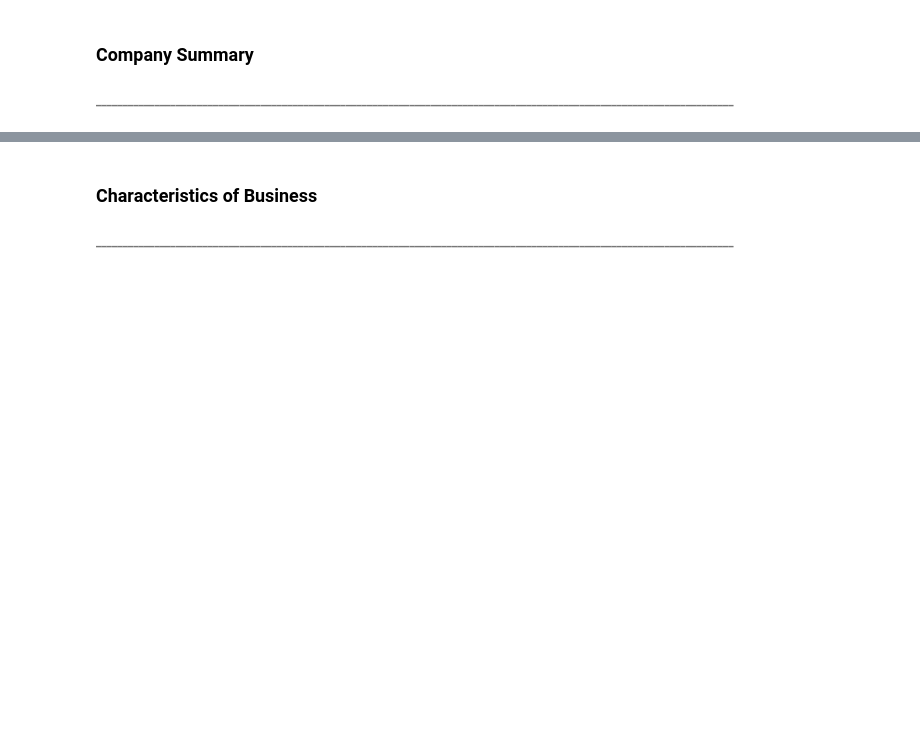
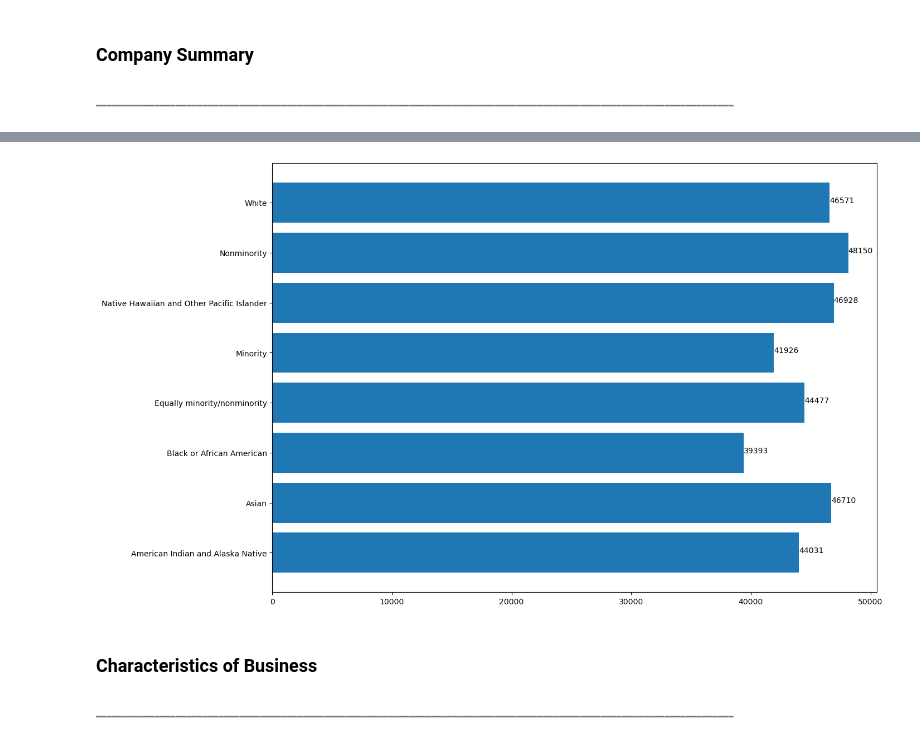
Before and after one commit to FinnMcSweeney/asmt-08-group1, a Jupyter notebook: asmt-08.ipynb, the cells around one changed output, grey strips where cells are left out. Cells and saved outputs as stored; diff of their text form; code cells hidden in the pictures; blank space fills up the shorter version.

```diff
--- a/asmt-08.ipynb
+++ b/asmt-08.ipynb
@@ -40,0 +97,5 @@ companysummary.reset_index(inplace = True, drop = True)
+# %%
+# Creating two new DataFrames without null values for the PAYANN and EMP columns
+
+all_payann = filtered_df[filtered_df["PAYANN"] != 0]
+race = all_payann[all_payann["EMP"] != 0]
@@ -41,3 +112,38 @@ companysummary.reset_index(inplace = True, drop = True)
+# %%
+# Grouping the average salary columns by the race and getting the mean
+
+payroll_by_race = race.groupby("RACE_GROUP_LABEL")["Average_Salary"].mean()
+
+# Resetting index and creating a new column
+payroll_df = payroll_by_race.reset_index()
+
+# Renaming columns
+payroll_df = payroll_df.rename(columns={"RACE_GROUP_LABEL": "Race"})
+
+# Rounding the average salary column and then casting as an int
+payroll_df["Average_Salary_Rounded"] = payroll_df["Average_Salary"].round(0)
+payroll_df["Average_Salary_Rounded"] = payroll_df["Average_Salary_Rounded"].astype(int)
+
+# Making finalized DataFrame to use in visualizations
+average_payroll = payroll_df[['Race', 'Average_Salary_Rounded']]
+average_payroll = average_payroll.rename(columns={"Average_Salary_Rounded": "Average_Salary"})
+# %%
+# Removing some the totals, classifiable, and unclassifiable rows
+average_payroll = average_payroll[average_payroll["Race"].isin(["American Indian and Alaska Native", "Asian", "Black or African American", 'Equally minority/nonminority', 'Minority', 'Native Hawaiian and Other Pacific Islander', 'Nonminority', 'White'])]
+
+# Setting the size of the chart
+plt.figure(figsize=(14, 10))
+
+x = average_payroll['Race']
+y = average_payroll['Average_Salary']
+# Create the bar chart
+plt.barh(x, y);
+
+# Displaying the value at the end of the bars
+for i, v in enumerate(y):
+    plt.text(v, i, str(v))
+# %% [output]
+[figure, added]
 # %% [markdown]
 <h3>Characteristics of Business</h3>
 <h6>________________________________________________________________________________________________________________________</h6>
```
Also changed, not shown: parts of 9 cells of this notebook.
